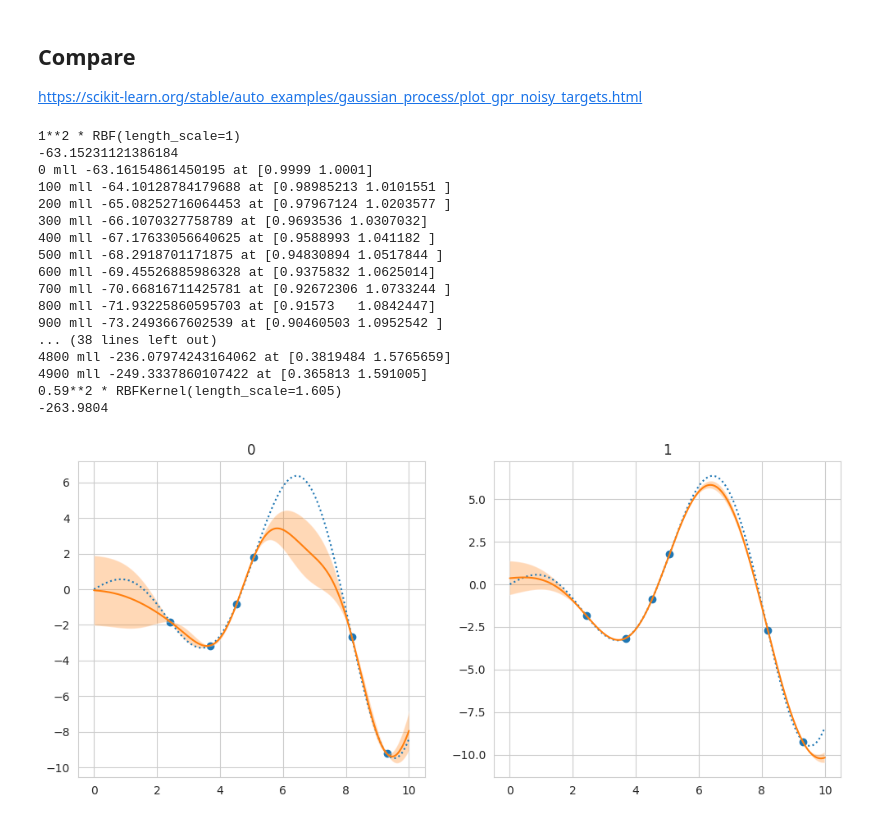
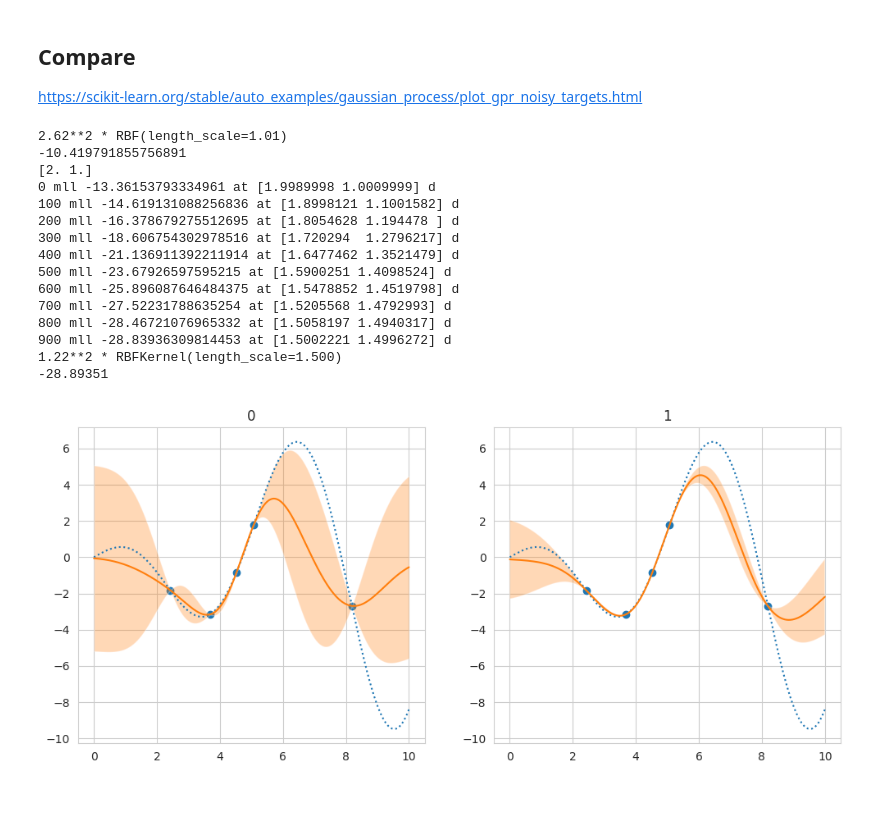
Before and after one commit to ItsNiklas/sparse-gaussian-processes, a Jupyter notebook: GP.ipynb, the cells around one changed output. Drawn from its saved outputs; the diff is of its cells as text; code cells hidden in the pictures.

Commit message:
Better learning schedule

```diff
--- a/GP.ipynb
+++ b/GP.ipynb
@@ -10,7 +10,7 @@ class RBFKernel:
         self.length = length
         self.theta = jnp.asarray([sigma_f, length], dtype=float)
 
-    def __call__(self, argument_1, argument_2) -> float:
+    def __call__(self, argument_1, argument_2):
         return (self.sigma_f * jnp.exp(
             -(jnp.linalg.norm(argument_1 - argument_2) ** 2) / (2 * self.length ** 2))).astype(float)
 
@@ -27,11 +27,10 @@ def cov_matrix(x1, x2, cov_function):
 def log_likelihood(params, data_x, data_y):
     K = cov_matrix(data_x, data_x, RBFKernel(*params))
     K.at[jnp.diag_indices_from(K)].add(1e-10)
-    L = jax.scipy.linalg.cholesky(K, lower = True)
+    L = jax.lax.linalg.cholesky(K)
     alpha = jax.scipy.linalg.cho_solve((L, True), data_y)
 
     return -0.5 * jnp.dot(data_y, alpha) - (jnp.log(jnp.diag(L))).sum() - K.shape[0] / 2 * jnp.log(2 * jnp.pi)
-
 
 
 class GPR:
@@ -80,18 +79,35 @@ class GPR:
         return log_likelihood(self.covariance_function.theta, self.data_x, self.data_y)
 
     def fit(self):
-        self.fitted = True
+        def get_update_fn(optimizer):
+            @jax.jit
+            def update(params, opt_state):
+                grads = jax.grad(log_likelihood)(params, self.data_x, self.data_y)
+                updates, opt_state = optimizer.update(grads, opt_state, params=params)
+                params = optax.apply_updates(params, updates)
+                return params, opt_state
 
-        optimizer = optax.adam(learning_rate=1e-4)
+            return update
+
+        schedule = optax.cosine_decay_schedule(
+            init_value=1e-3,
+            decay_steps=1000,
+        )
+
+        optimizer = optax.chain(
+            optax.clip(1.0),
+            optax.adamw(learning_rate=schedule),
+        )
+
         params = self.covariance_function.theta
         opt_state = optimizer.init(params)
+        update_f = get_update_fn(optimizer)
 
-        for j in range(5000):
-            grads = jax.grad(log_likelihood)(params, self.data_x, self.data_y)
-            updates, opt_state = optimizer.update(grads, opt_state)
-            params = optax.apply_updates(params, updates)
+        print(params)
+        for j in range(1000):
+            params, opt_state = update_f(params, opt_state)
             if j % 100 == 0:
-                print(f"{j:} mll {log_likelihood(params, self.data_x, self.data_y)} at {params}")
+                print(f"{j:} mll {log_likelihood(params, self.data_x, self.data_y)} at {params} d")
 
         self.covariance_function = RBFKernel(*params)
         self._inverse_of_covariance_matrix_of_input = jnp.linalg.inv(
@@ -175,58 +191,56 @@ X = np.linspace(start=0, stop=10, num=1_000).reshape(-1, 1)
 y = np.squeeze(X * np.cos(X))
 
 rng = np.random.RandomState(1)
-training_indices = rng.choice(np.arange(y.size), size=6, replace=False)
+training_indices = rng.choice(np.arange(y.size), size=5, replace=False)
 X_train, y_train = X[training_indices], y[training_indices]
 
 # RBF parameters
 l = 1
-s = 1
+s = 2
 # %%
 fig, axs = plt.subplots(1, 2, figsize=(12, 5))
 
 for i, ax in enumerate(axs.flatten()):
     if i == 0:
         kernel = s * RBF(l)
-        gaussian_process = GaussianProcessRegressor(kernel=kernel, optimizer=None, alpha=1e-10)
-        #gaussian_process = GaussianProcessRegressor(kernel=kernel)
+        #gaussian_process = GaussianProcessRegressor(kernel=kernel, optimizer=None, alpha=1e-10)
+        gaussian_process = GaussianProcessRegressor(kernel=kernel, alpha=1e-10, n_restarts_optimizer=9)
         gaussian_process.fit(X_train, y_train)
         print(gaussian_process.kernel_)
         print(gaussian_process.log_marginal_likelihood_value_)
     else:
         kernel = RBFKernel(s, l)
         gaussian_process = GPR(X_train, y_train, covariance_function=kernel)
         gaussian_process.fit()
         print(gaussian_process.covariance_function)
         print(gaussian_process.get_log_likelihood())
 
     mean_prediction, std_prediction = gaussian_process.predict(X, return_std=True)
     ax.plot(X, y, label=r"$f(x) = x \sin(x)$", linestyle="dotted")
     ax.scatter(X_train, y_train, label="Observations")
     ax.plot(X, mean_prediction, label="Mean prediction")
     ax.fill_between(
         X.ravel(),
         mean_prediction - 1.96 * std_prediction,
         mean_prediction + 1.96 * std_prediction,
         alpha=0.3,
     )
     ax.set_title(i)
 plt.show()
 # %% [output]
-1**2 * RBF(length_scale=1)
--63.15231121386184
-0 mll -63.16154861450195 at [0.9999 1.0001]
-100 mll -64.10128784179688 at [0.98985213 1.0101551 ]
-200 mll -65.08252716064453 at [0.97967124 1.0203577 ]
-300 mll -66.1070327758789 at [0.9693536 1.0307032]
-400 mll -67.17633056640625 at [0.9588993 1.041182 ]
-500 mll -68.2918701171875 at [0.94830894 1.0517844 ]
-600 mll -69.45526885986328 at [0.9375832 1.0625014]
-700 mll -70.66816711425781 at [0.92672306 1.0733244 ]
-800 mll -71.93225860595703 at [0.91573   1.0842447]
-900 mll -73.2493667602539 at [0.90460503 1.0952542 ]
-... (38 lines left out)
-4800 mll -236.07974243164062 at [0.3819484 1.5765659]
-4900 mll -249.3337860107422 at [0.365813 1.591005]
-0.59**2 * RBFKernel(length_scale=1.605)
--263.9804
+2.62**2 * RBF(length_scale=1.01)
+-10.419791855756891
+[2. 1.]
+0 mll -13.36153793334961 at [1.9989998 1.0009999] d
+100 mll -14.619131088256836 at [1.8998121 1.1001582] d
+200 mll -16.378679275512695 at [1.8054628 1.194478 ] d
+300 mll -18.606754302978516 at [1.720294  1.2796217] d
+400 mll -21.136911392211914 at [1.6477462 1.3521479] d
+500 mll -23.67926597595215 at [1.5900251 1.4098524] d
+600 mll -25.896087646484375 at [1.5478852 1.4519798] d
+700 mll -27.52231788635254 at [1.5205568 1.4792993] d
+800 mll -28.46721076965332 at [1.5058197 1.4940317] d
+900 mll -28.83936309814453 at [1.5002221 1.4996272] d
+1.22**2 * RBFKernel(length_scale=1.500)
+-28.89351
-[figure, old version]
+[figure, new version]
```
